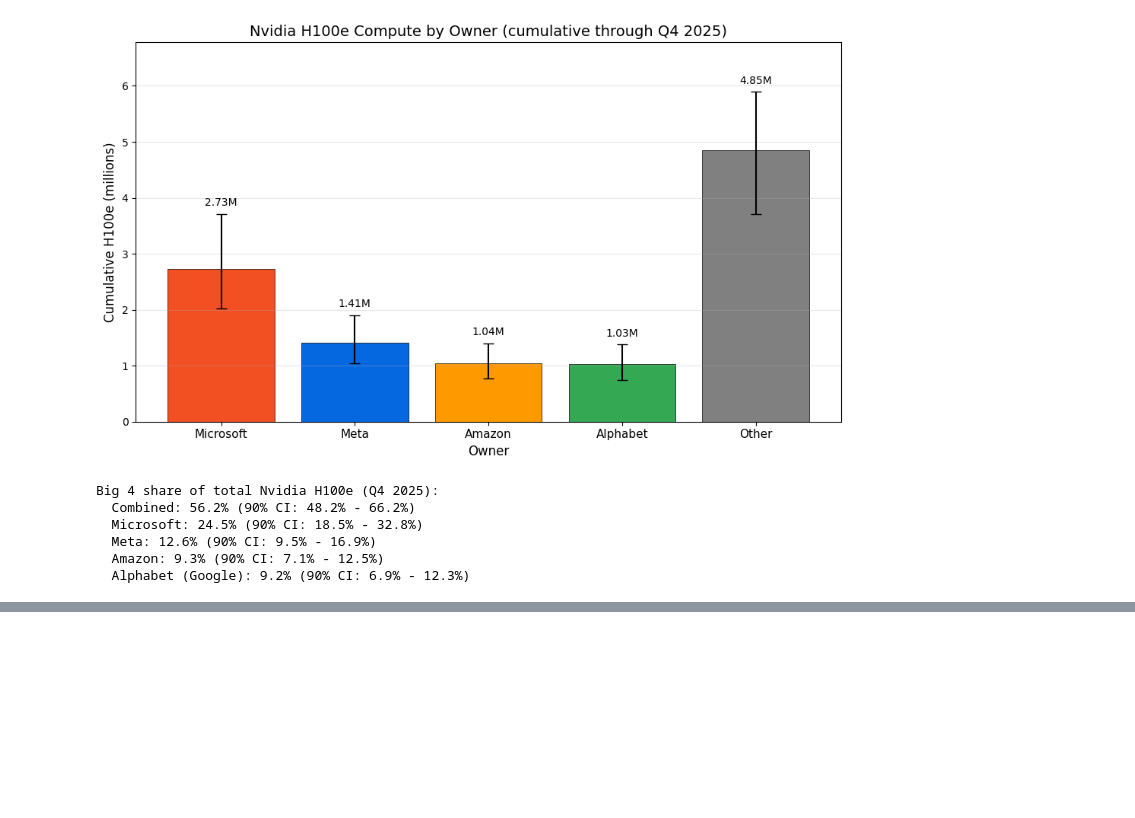
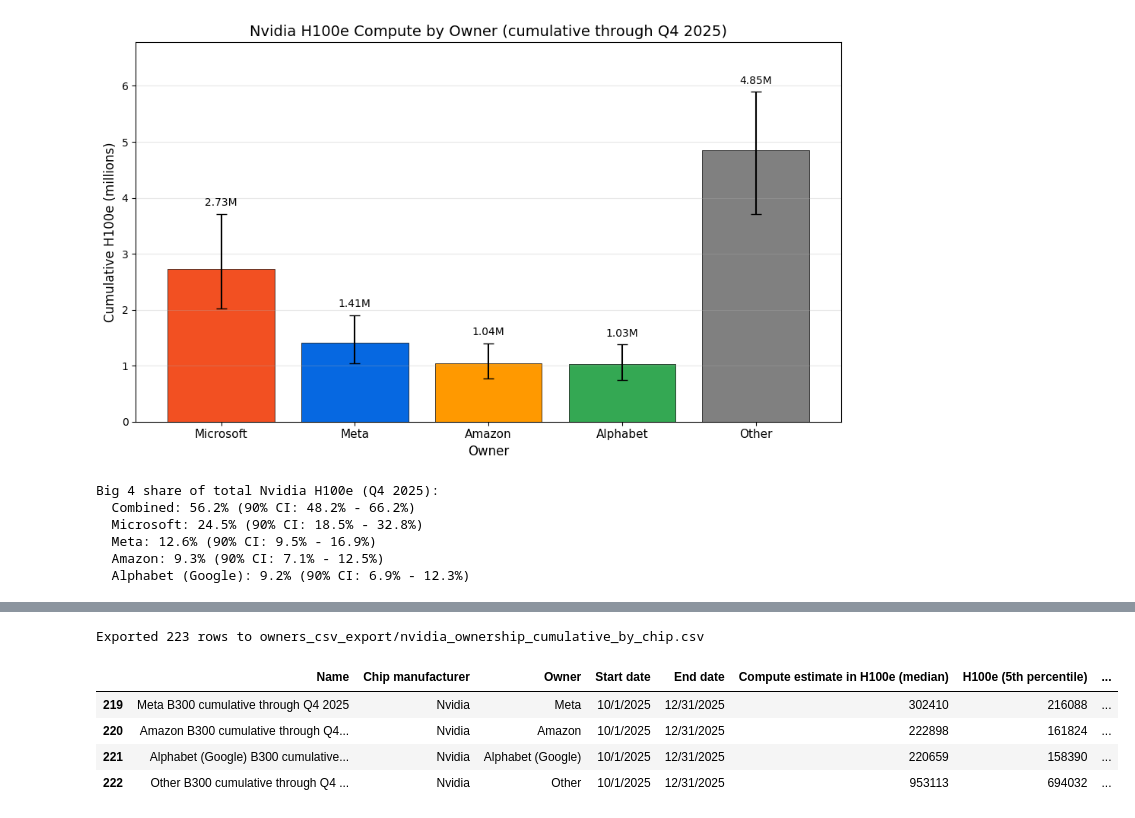
Before and after one commit to epoch-research/ai-chip-counts, a Jupyter notebook: nvidia_owners.ipynb, the cells around one changed output, grey strips where cells are left out. Saved outputs shown, nothing was run; the diff lists cells and outputs as text; code cells hidden in the pictures; blank space fills up the shorter version.

```diff
--- a/nvidia_owners.ipynb
+++ b/nvidia_owners.ipynb
@@ -813,0 +990,69 @@ Big 4 share of total Nvidia H100e (Q4 2025):
+# %%
+# ==============================================
+# EXPORT CUMULATIVE BY CHIP TYPE TO CSV
+# ==============================================
+# One row per (owner, quarter, chip_type) — cumulative units through that quarter.
+# Includes "Other" = total - sum(hyperscalers) for each chip.
+
+# Total cumulative by chip (already have total_calendar_running from earlier)
+ALL_OWNERS = HYPERSCALERS + ['Other']
+
+cumulative_by_chip_rows = []
+for cq in CALENDAR_QUARTERS:
+    start_date, end_date = get_calendar_quarter_dates(cq)
+    for chip in CHIP_TYPES:
+        if chip not in CHIP_SPECS:
+            continue
+        tops = CHIP_SPECS[chip]['tops']
+        h100e_mult = tops / H100_TOPS
+
+        for owner in ALL_OWNERS:
+            if owner == 'Other':
+                # Total minus sum of hyperscalers
+                hyperscaler_sum = sum(
+                    hyperscaler_calendar_running[c][cq][chip] for c in HYPERSCALERS
+                )
+                unit_samples = total_calendar_running[cq][chip] - hyperscaler_sum
+            else:
+                unit_samples = hyperscaler_calendar_running[owner][cq][chip]
+
+            p5_units = int(np.percentile(unit_samples, 5))
+            p50_units = int(np.percentile(unit_samples, 50))
+            p95_units = int(np.percentile(unit_samples, 95))
+
+            # Skip rows where the median is zero
+            if p50_units == 0:
+                continue
+
+            h100e_samples = unit_samples * h100e_mult
+
+            cumulative_by_chip_rows.append({
+                'Name': f"{owner} {chip} cumulative through {cq}",
+                'Chip manufacturer': 'Nvidia',
+                'Owner': owner,
+                'Start date': start_date,
+                'End date': end_date,
+                'Compute estimate in H100e (median)': int(np.percentile(h100e_samples, 50)),
+                'H100e (5th percentile)': int(np.percentile(h100e_samples, 5)),
+                'H100e (95th percentile)': int(np.percentile(h100e_samples, 95)),
+                'Number of Units': p50_units,
+                'Number of Units (5th percentile)': p5_units,
+                'Number of Units (95th percentile)': p95_units,
+                'Source / Link': '',
+                'Notes': f'Estimates generated on: {timestamp}',
+                'Chip type': chip,
+                'Last Modified By': '',
+                'Last Modified': '',
+            })
+
+cumulative_by_chip_df = pd.DataFrame(cumulative_by_chip_rows)
+cumulative_by_chip_df.to_csv('owners_csv_export/nvidia_ownership_cumulative_by_chip.csv', index=False)
+print(f"Exported {len(cumulative_by_chip_df)} rows to owners_csv_export/nvidia_ownership_cumulative_by_chip.csv")
+cumulative_by_chip_df.tail(4)
+# %% [output]
+Exported 223 rows to owners_csv_export/nvidia_ownership_cumulative_by_chip.csv
+|  | Name | Chip manufacturer | Owner | Start date | End date | Compute estimate in H100e (median) | H100e (5th percentile) | ... |
+| 219 | Meta B300 cumulative through Q4 2025 | Nvidia | Meta | 10/1/2025 | 12/31/2025 | 302410 | 216088 | ... |
+| 220 | Amazon B300 cumulative through Q4... | Nvidia | Amazon | 10/1/2025 | 12/31/2025 | 222898 | 161824 | ... |
+| 221 | Alphabet (Google) B300 cumulative... | Nvidia | Alphabet (Google) | 10/1/2025 | 12/31/2025 | 220659 | 158390 | ... |
+| 222 | Other B300 cumulative through Q4 ... | Nvidia | Other | 10/1/2025 | 12/31/2025 | 953113 | 694032 | ... |
```
Also changed, not shown: parts of 12 cells of this notebook, 7 other files.
